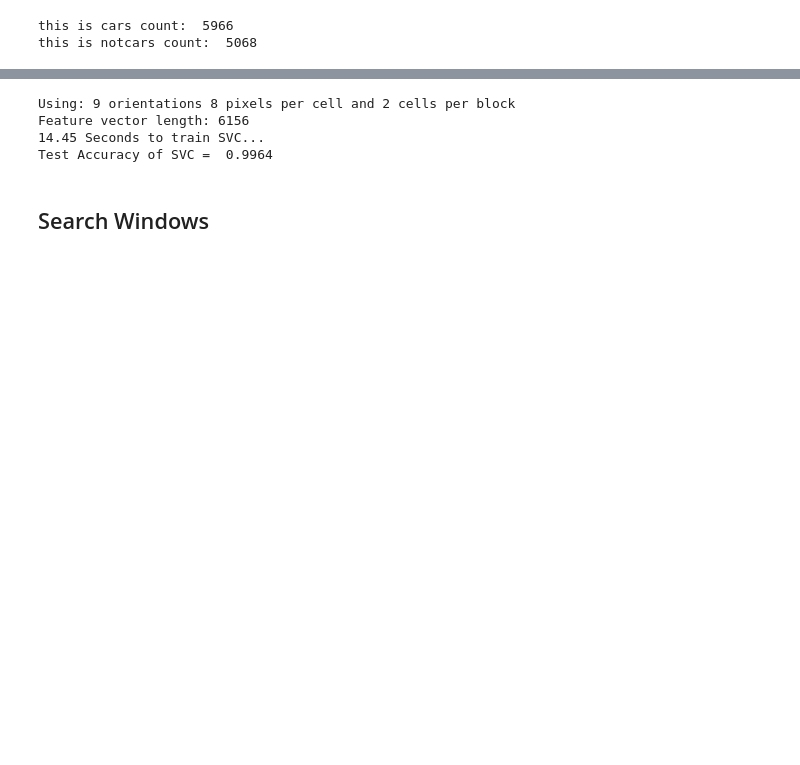
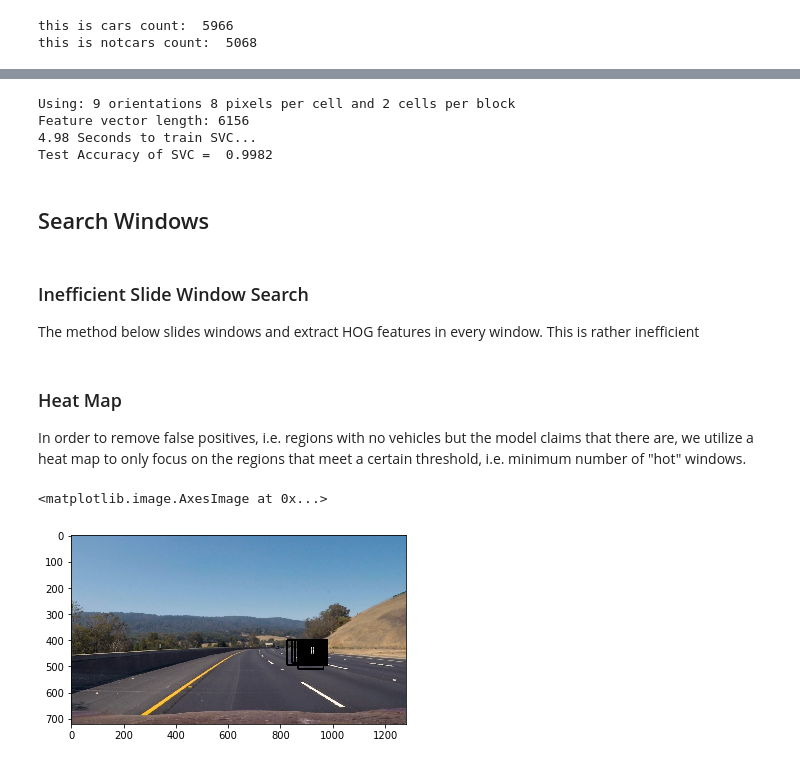
Before and after one commit to hgw2101/CarND-Vehicle-Detection, a Jupyter notebook: model.ipynb, the cells around one changed output, grey strips where cells are left out. Cells and saved outputs as stored; diff of their text form; code cells hidden in the pictures; blank space fills up the shorter version.

```diff
--- a/model.ipynb
+++ b/model.ipynb
@@ -11,6 +11,12 @@ def draw_boxes(img, bboxes, color=(0, 0, 255), thick=6):
     imcopy = np.copy(img)
     # Iterate through the bounding boxes
     for bbox in bboxes:
+        # Uncomment the following line if you extracted training
+        # data from .png images (scaled 0 to 1 by mpimg) and the
+        # image you are searching is a .jpg (scaled 0 to 255)
+        # else the box color will be black
+        color = tuple(i / 255 for i in color)
+
         # Draw a rectangle given bbox coordinates
         cv2.rectangle(imcopy, bbox[0], bbox[1], color, thick)
     # Return the image copy with boxes drawn
@@ -160,16 +171,15 @@ this is notcars count:  5068
 # %%
 ### TODO: Tweak these parameters and see how the results change.
-color_space = 'RGB' # Can be RGB, HSV, LUV, HLS, YUV, YCrCb
+color_space = 'HSV' # Can be RGB, HSV, LUV, HLS, YUV, YCrCb
 orient = 9  # HOG orientations
 pix_per_cell = 8 # HOG pixels per cell
 cell_per_block = 2 # HOG cells per block
-hog_channel = "ALL" # Can be 0, 1, 2, or "ALL"
-spatial_size = (16, 16) # Spatial binning dimensions
+hog_channel = "ALL" # Can be 0, 1, 2, or "ALL", each looking at different color channel, or 'ALL' for all channels
+spatial_size = (16, 16) # Spatial binning dimensions, the smaller, the lower the resolution of the converted image
 hist_bins = 32    # Number of histogram bins
 spatial_feat = True # Spatial features on or off
 hist_feat = True # Histogram features on or off
 hog_feat = True # HOG features on or off
-y_start_stop = [400, 670] # Min and max in y to search in slide_window()
 
 car_features = extract_features(cars, color_space=color_space,
                         spatial_size=spatial_size, hist_bins=hist_bins,
@@ -216,10 +226,13 @@ t=time.time()
 # %% [output]
 Using: 9 orientations 8 pixels per cell and 2 cells per block
 Feature vector length: 6156
-14.45 Seconds to train SVC...
-Test Accuracy of SVC =  0.9964
+4.98 Seconds to train SVC...
+Test Accuracy of SVC =  0.9982
 # %% [markdown]
 ## Search Windows
+# %% [markdown]
+### Inefficient Slide Window Search
+The method below slides windows and extract HOG features in every window. This is rather inefficient
 # %%
 # Define a function that takes an image,
 # start and stop positions in both x and y,
@@ -346,3 +359,6 @@ def search_windows(img, windows, clf, scaler, color_space='RGB',
             on_windows.append(window)
     #8) Return windows for positive detections
     return on_windows
+# %% [markdown]
+### Heat Map
+In order to remove false positives, i.e. regions with no vehicles but the model claims that there are, we utilize a heat map to only focus on the regions that meet a certain threshold, i.e. minimum number of "hot" windows.
@@ -348,0 +407,50 @@ def search_windows(img, windows, clf, scaler, color_space='RGB',
+# %%
+y_start_stop = [400, 660] # Min and max in y to search in slide_window()
+# xy_window = (104, 104)
+xy_overlap = (0.85, 0.85)
+
+image = mpimg.imread('test_images/test3.jpg')
+
+# Uncomment the following line if you extracted training
+# data from .png images (scaled 0 to 1 by mpimg) and the
+# image you are searching is a .jpg (scaled 0 to 255)
+image = image.astype(np.float32)/255
+
+draw_image = np.copy(image)
+
+# print("this is image[0]: ", image[0])
+# print("this is draw_image[0]: ", draw_image[0])
+
+window_start = 56
+window_end = 104
+window_increment = 8
+
+windows = []
+
+while (window_start <= window_end):
+    windows += slide_window(image, x_start_stop=[None, None], y_start_stop=y_start_stop,
+                    xy_window=(window_start, window_start), xy_overlap=xy_overlap)
+    window_start += window_increment
+
+# windows += slide_window(image, x_start_stop=[None, None], y_start_stop=y_start_stop,
+#                         xy_window=(window_start, window_start), xy_overlap=xy_overlap)
+
+# print("this is windows: ", windows)
+# print("this is windows len: ", len(windows))
+
+# windows = slide_window(image, x_start_stop=[None, None], y_start_stop=y_start_stop,
+#                     xy_window=xy_window, xy_overlap=xy_overlap)
+
+hot_windows = search_windows(image, windows, svc, X_scaler, color_space=color_space,
+                        spatial_size=spatial_size, hist_bins=hist_bins,
+                        orient=orient, pix_per_cell=pix_per_cell,
+                        cell_per_block=cell_per_block,
+                        hog_channel=hog_channel, spatial_feat=spatial_feat,
+                        hist_feat=hist_feat, hog_feat=hog_feat)
+
+window_img = draw_boxes(draw_image, hot_windows, color=(0, 0, 255), thick=6)
+
+plt.imshow(window_img)
+# %% [output]
+<matplotlib.image.AxesImage at 0x...>
+[figure, added]
```
Also changed, not shown: parts of 11 cells of this notebook.
